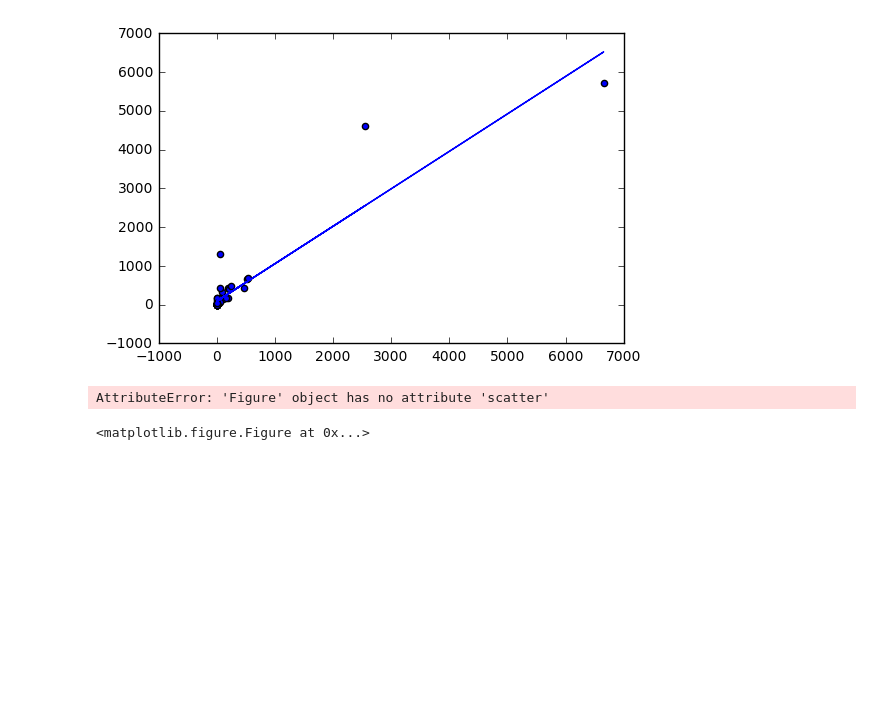
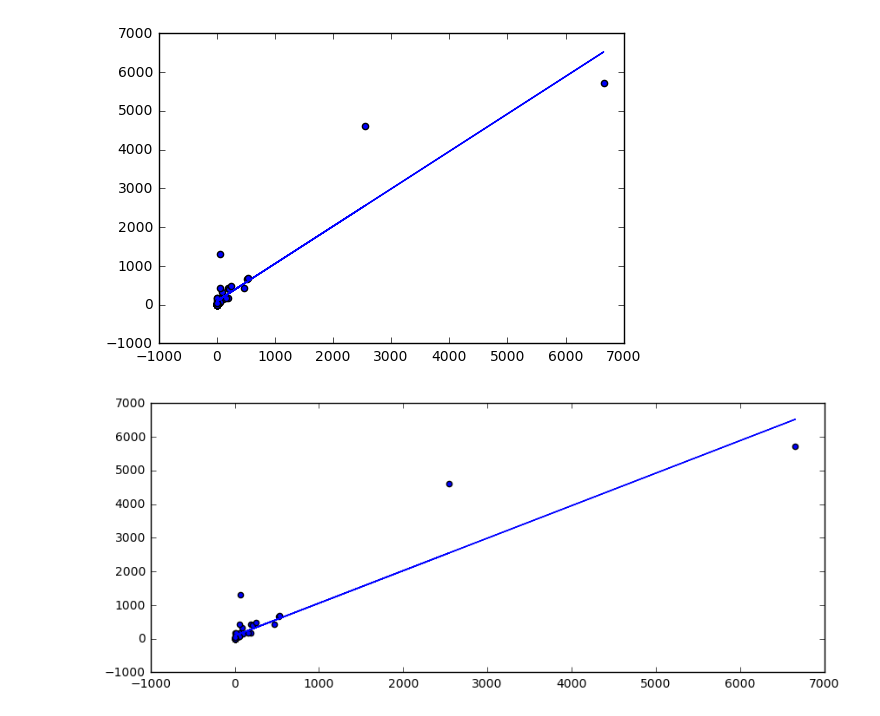
Before and after one commit to martin-martin/brain_body, a Jupyter notebook: BrainBody.ipynb, the cells around one changed output. Cells and saved outputs as stored; diff of their text form; code cells hidden in the pictures; blank space fills up the shorter version.

Commit message:
improve visualization

```diff
--- a/BrainBody.ipynb
+++ b/BrainBody.ipynb
@@ -32,10 +32,9 @@ plt.show()
 # %% [output]
 [figure]
 # %%
-fig = plt.figure(figsize=(8,8))
-fig.scatter(x_values, y_values)
-fig.plot(x_values, body_reg.predict(x_values))
-fig.show()
+fig = plt.figure(figsize=(10,4))
+plt.scatter(x_values, y_values)
+plt.plot(x_values, body_reg.predict(x_values))
+plt.show()
 # %% [output]
-AttributeError: 'Figure' object has no attribute 'scatter'
-<matplotlib.figure.Figure at 0x...>
+[figure, added]
```
Also changed, not shown: parts of 3 cells of this notebook.
